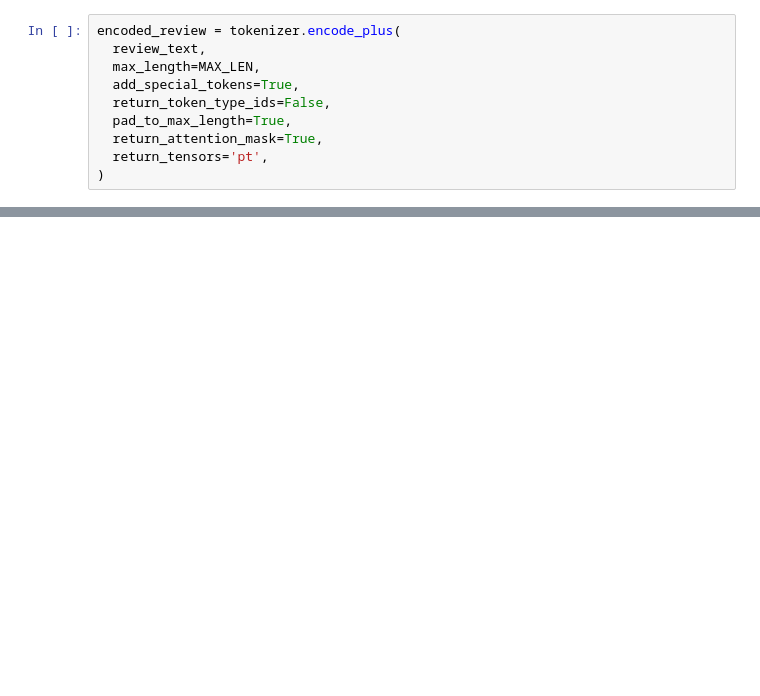
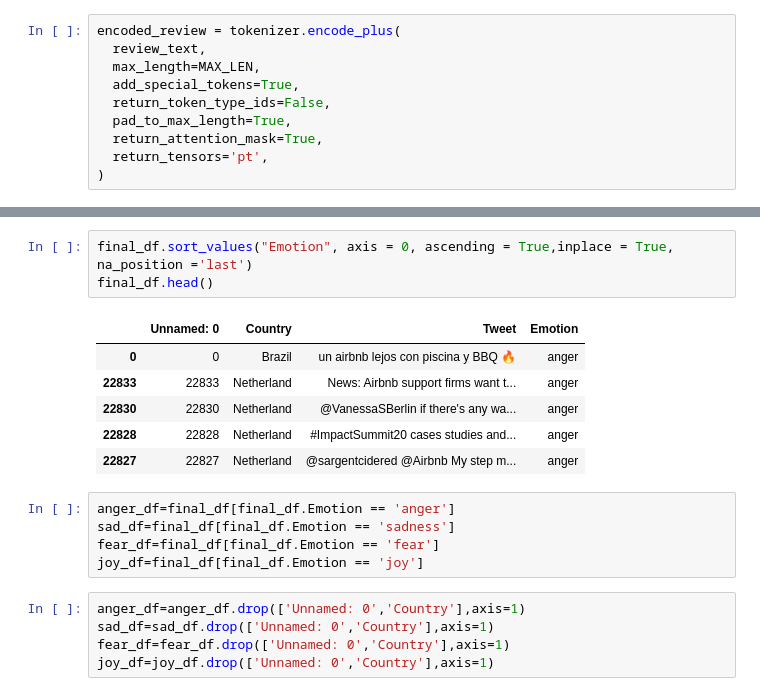
Before and after one commit to tushar1210/Emotional-Anlaysis-BERT, a Jupyter notebook: RoBERTa.ipynb, the cells around one changed output, grey strips where cells are left out. Saved outputs shown, nothing was run; the diff lists cells and outputs as text; blank space fills up the shorter version.

```diff
--- a/RoBERTa.ipynb
+++ b/RoBERTa.ipynb
@@ -610,0 +673,20 @@ Sentiment  : anger
+# %%
+final_df.sort_values("Emotion", axis = 0, ascending = True,inplace = True, na_position ='last')
+final_df.head()
+# %% [output]
+|  | Unnamed: 0 | Country | Tweet | Emotion |
+| 0 | 0 | Brazil | un airbnb lejos con piscina y BBQ 🔥 | anger |
+| 22833 | 22833 | Netherland | News: Airbnb support firms want t... | anger |
+| 22830 | 22830 | Netherland | @VanessaSBerlin if there's any wa... | anger |
+| 22828 | 22828 | Netherland | #ImpactSummit20 cases studies and... | anger |
+| 22827 | 22827 | Netherland | @sargentcidered @Airbnb My step m... | anger |
+# %%
+anger_df=final_df[final_df.Emotion == 'anger']
+sad_df=final_df[final_df.Emotion == 'sadness']
+fear_df=final_df[final_df.Emotion == 'fear']
+joy_df=final_df[final_df.Emotion == 'joy']
+# %%
+anger_df=anger_df.drop(['Unnamed: 0','Country'],axis=1)
+sad_df=sad_df.drop(['Unnamed: 0','Country'],axis=1)
+fear_df=fear_df.drop(['Unnamed: 0','Country'],axis=1)
+joy_df=joy_df.drop(['Unnamed: 0','Country'],axis=1)
```
Also changed, not shown: parts of 44 cells of this notebook.
